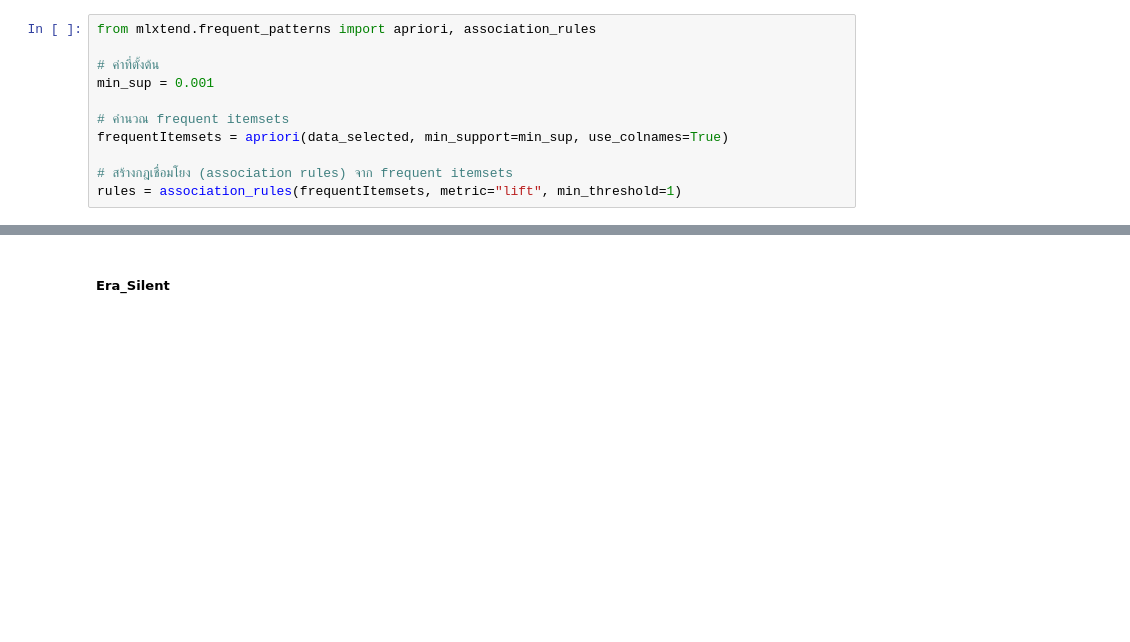
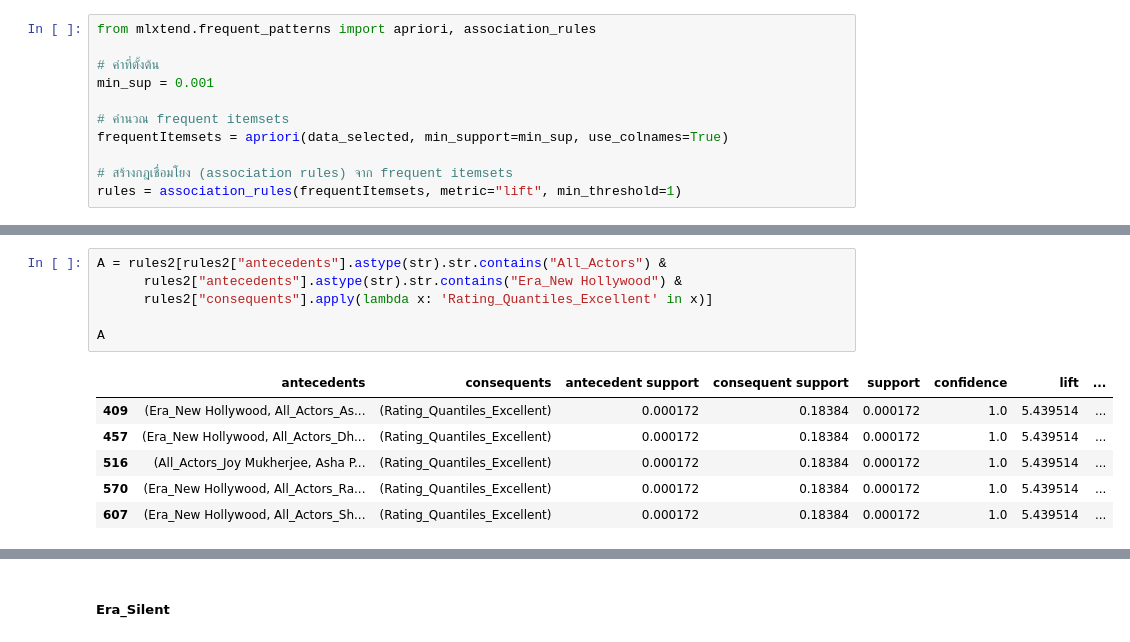
Before and after one commit to 1witsarut/BSC_DPDM2025, a Jupyter notebook: Ch4_Frequent_Patterns_(Association_Rules).ipynb, the cells around one changed output, grey strips where cells are left out. Saved outputs shown, nothing was run; the diff lists cells and outputs as text; blank space fills up the shorter version.

```diff
--- a/Ch4_Frequent_Patterns_(Association_Rules).ipynb
+++ b/Ch4_Frequent_Patterns_(Association_Rules).ipynb
@@ -1321,0 +1491,13 @@ rules[rules["antecedents"].astype(str).str.contains("Director") & \
+# %%
+A = rules2[rules2["antecedents"].astype(str).str.contains("All_Actors") &
+      rules2["antecedents"].astype(str).str.contains("Era_New Hollywood") &
+      rules2["consequents"].apply(lambda x: 'Rating_Quantiles_Excellent' in x)]
+
+A
+# %% [output]
+|  | antecedents | consequents | antecedent support | consequent support | support | confidence | lift | ... |
+| 409 | (Era_New Hollywood, All_Actors_As... | (Rating_Quantiles_Excellent) | 0.000172 | 0.18384 | 0.000172 | 1.0 | 5.439514 | ... |
+| 457 | (Era_New Hollywood, All_Actors_Dh... | (Rating_Quantiles_Excellent) | 0.000172 | 0.18384 | 0.000172 | 1.0 | 5.439514 | ... |
+| 516 | (All_Actors_Joy Mukherjee, Asha P... | (Rating_Quantiles_Excellent) | 0.000172 | 0.18384 | 0.000172 | 1.0 | 5.439514 | ... |
+| 570 | (Era_New Hollywood, All_Actors_Ra... | (Rating_Quantiles_Excellent) | 0.000172 | 0.18384 | 0.000172 | 1.0 | 5.439514 | ... |
+| 607 | (Era_New Hollywood, All_Actors_Sh... | (Rating_Quantiles_Excellent) | 0.000172 | 0.18384 | 0.000172 | 1.0 | 5.439514 | ... |
```
Also changed, not shown: parts of 78 cells of this notebook.
